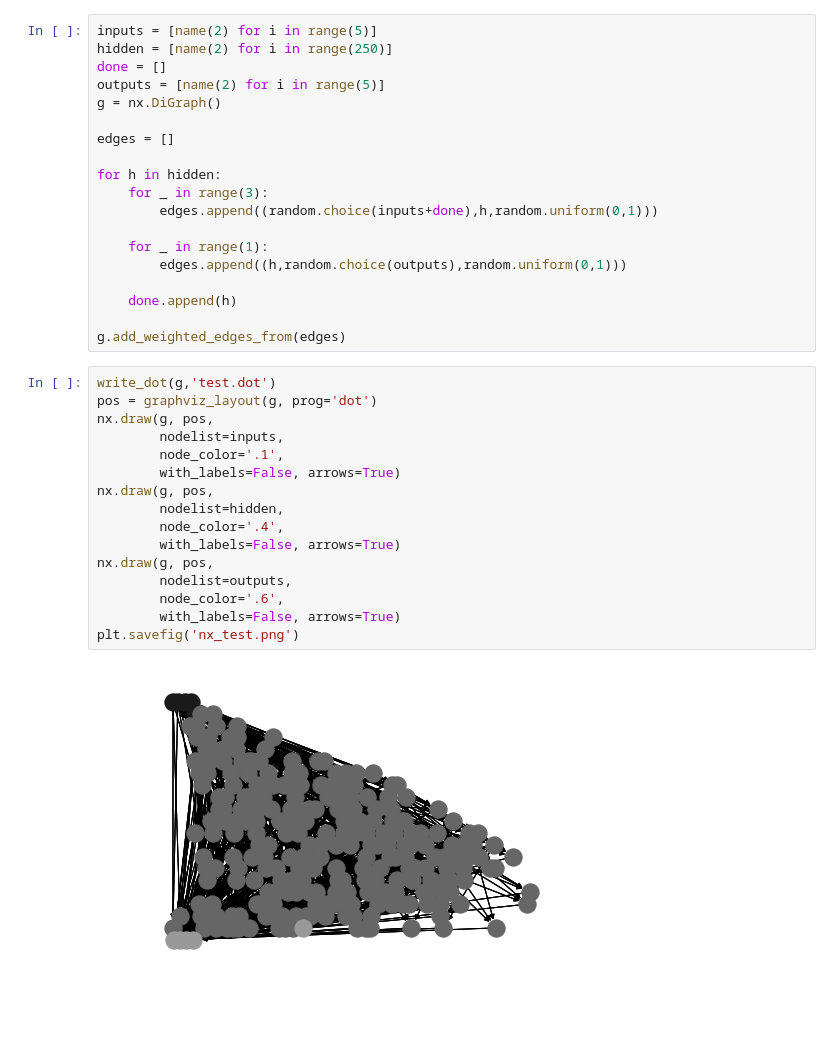
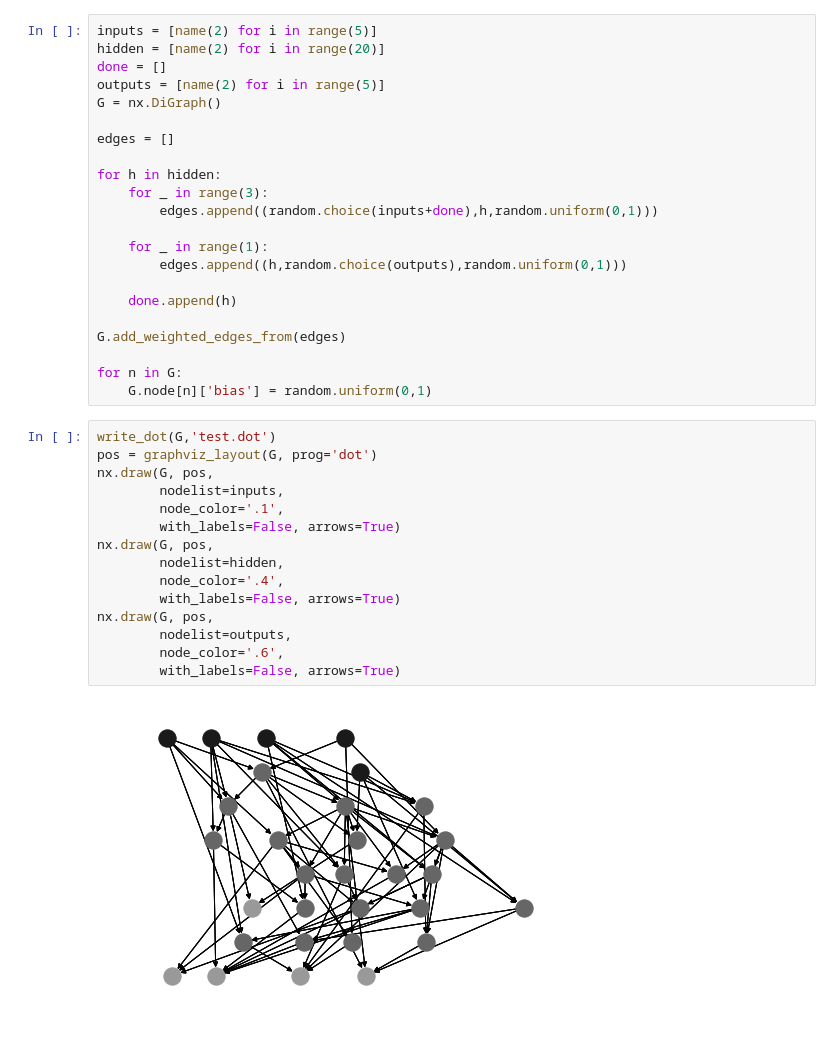
Before and after one commit to Aidankeogh/sparse_nn, a Jupyter notebook: networkx testing.ipynb, the cells around one changed output. Cells and saved outputs as stored; diff of their text form.

```diff
--- a/networkx testing.ipynb
+++ b/networkx testing.ipynb
@@ -8,10 +12,10 @@ import random
 from coolname import generate_slug as name
 # %%
 inputs = [name(2) for i in range(5)]
-hidden = [name(2) for i in range(250)]
+hidden = [name(2) for i in range(20)]
 done = []
 outputs = [name(2) for i in range(5)]
-g = nx.DiGraph()
+G = nx.DiGraph()
 
 edges = []
 
@@ -24,23 +28,25 @@ for h in hidden:
 
     done.append(h)
 
-g.add_weighted_edges_from(edges)
+G.add_weighted_edges_from(edges)
+
+for n in G:
+    G.node[n]['bias'] = random.uniform(0,1)
 # %%
-write_dot(g,'test.dot')
-pos = graphviz_layout(g, prog='dot')
-nx.draw(g, pos,
+write_dot(G,'test.dot')
+pos = graphviz_layout(G, prog='dot')
+nx.draw(G, pos,
         nodelist=inputs,
         node_color='.1',
         with_labels=False, arrows=True)
-nx.draw(g, pos,
+nx.draw(G, pos,
         nodelist=hidden,
         node_color='.4',
         with_labels=False, arrows=True)
-nx.draw(g, pos,
+nx.draw(G, pos,
         nodelist=outputs,
         node_color='.6',
         with_labels=False, arrows=True)
-plt.savefig('nx_test.png')
 # %% [output]
-[figure, old version]
+[figure, new version]
 # %%
```
Also changed, not shown: parts of 15 cells of this notebook, 4 other files.
